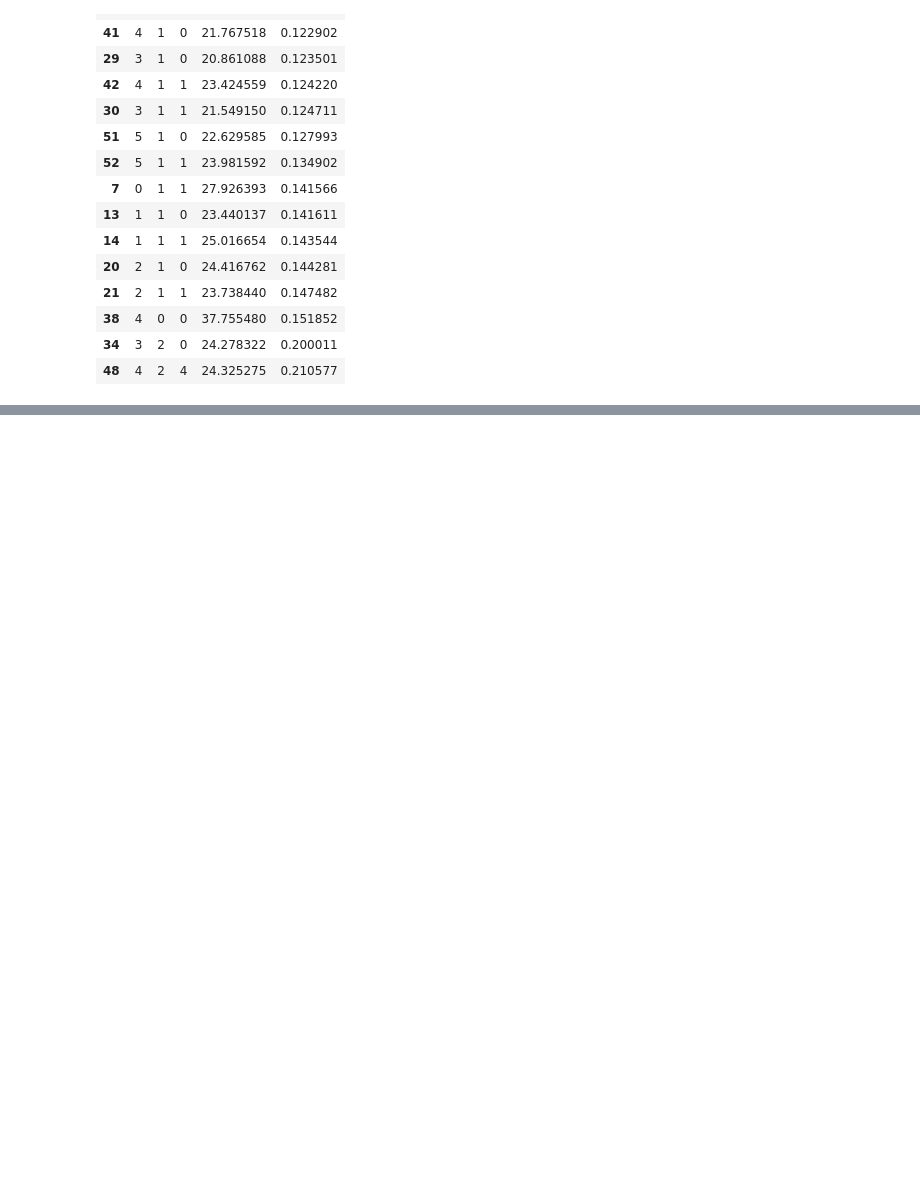
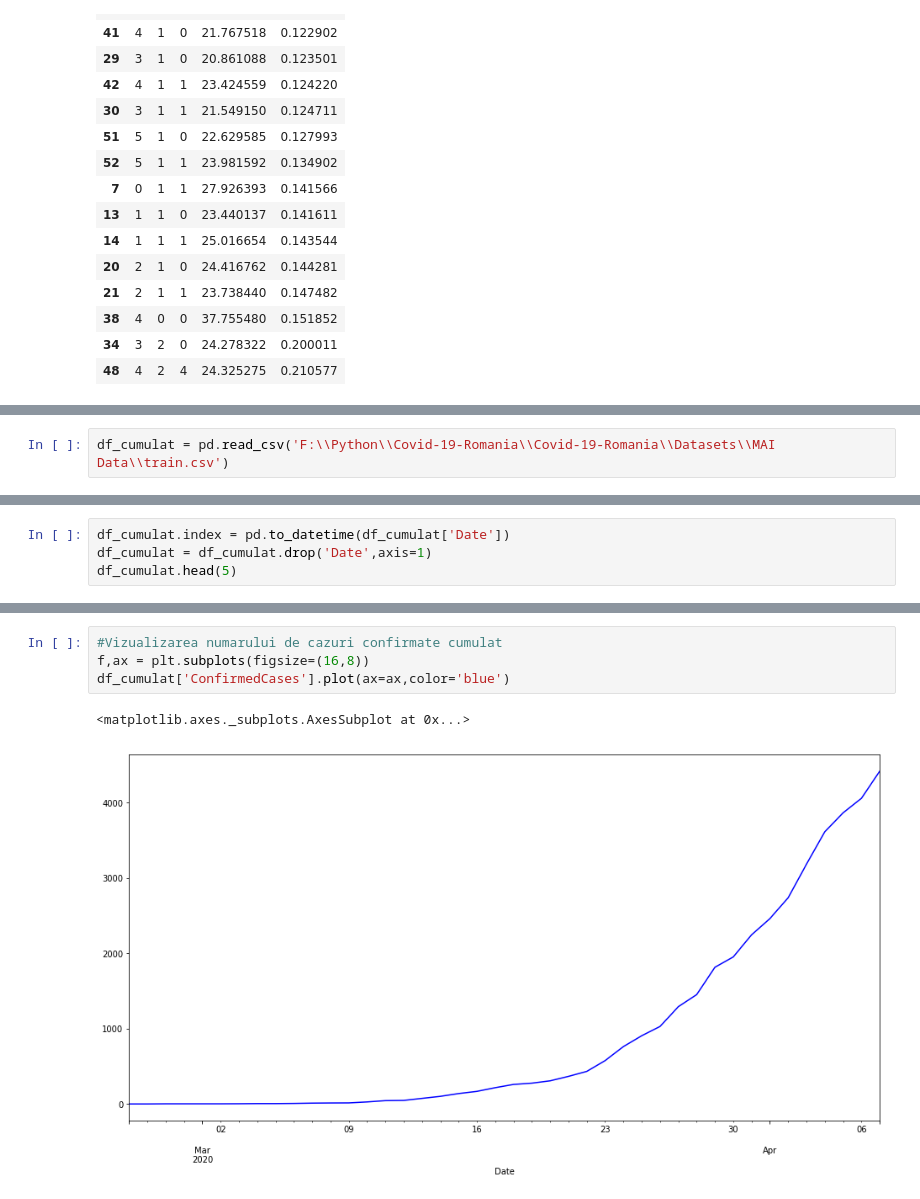
Before and after one commit to danpele/Covid-19-Romania, a Jupyter notebook: ARIMA_RO/ARIMA_RO_1.ipynb, the cells around one changed output, grey strips where cells are left out. Drawn from its saved outputs; the diff is of its cells as text; blank space fills up the shorter version.

```diff
--- a/ARIMA_RO/ARIMA_RO_1.ipynb
+++ b/ARIMA_RO/ARIMA_RO_1.ipynb
@@ -563,0 +550,2 @@ Final prediction:
+# %%
+df_cumulat = pd.read_csv('F:\\Python\\Covid-19-Romania\\Covid-19-Romania\\Datasets\\MAI Data\\train.csv')
@@ -563,0 +561,4 @@ Final prediction:
+# %%
+df_cumulat.index = pd.to_datetime(df_cumulat['Date'])
+df_cumulat = df_cumulat.drop('Date',axis=1)
+df_cumulat.head(5)
@@ -563,0 +573,7 @@ Final prediction:
+# %%
+#Vizualizarea numarului de cazuri confirmate cumulat
+f,ax = plt.subplots(figsize=(16,8))
+df_cumulat['ConfirmedCases'].plot(ax=ax,color='blue')
+# %% [output]
+<matplotlib.axes._subplots.AxesSubplot at 0x...>
+[figure, added]
```
Also changed, not shown: parts of 16 cells of this notebook.
